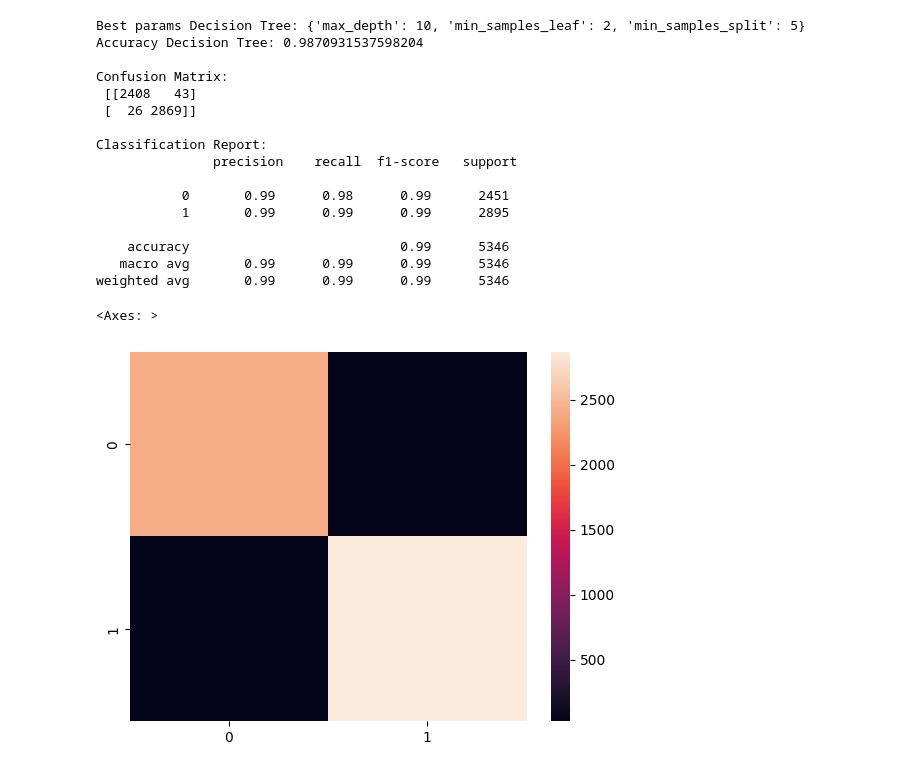
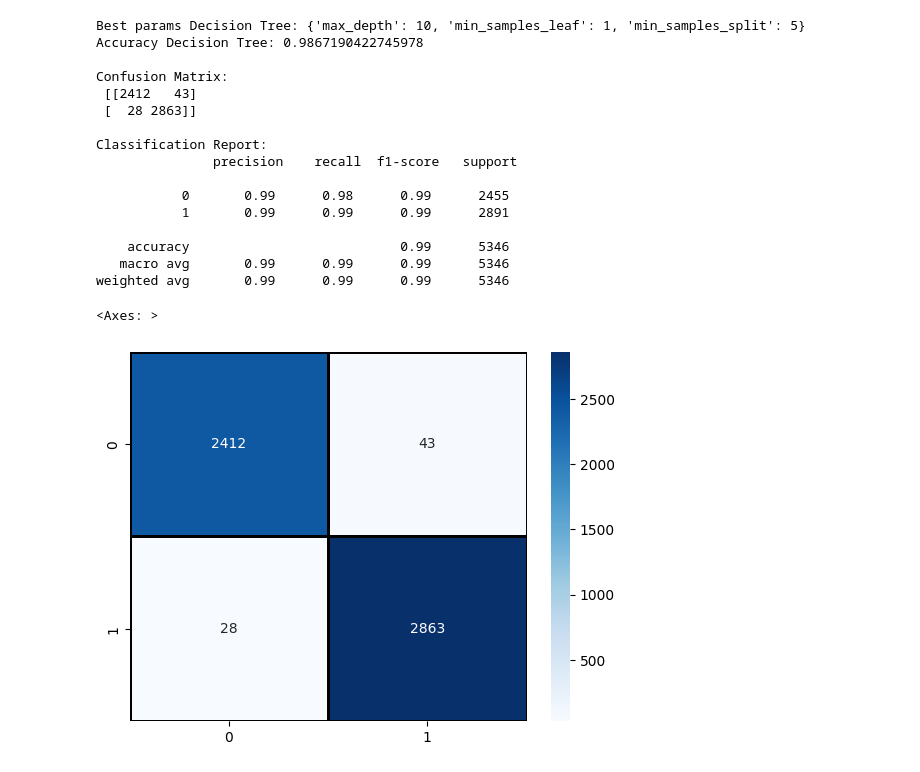
Before and after one commit to lamya-maaou/Ai_Model_For_Lettering, a Jupyter notebook: Models/OtherModels/svm_tree_based_models.ipynb, the cells around one changed output. Cells and saved outputs as stored; diff of their text form; code cells hidden in the pictures.

```diff
--- a/Models/OtherModels/svm_tree_based_models.ipynb
+++ b/Models/OtherModels/svm_tree_based_models.ipynb
@@ -133,41 +135,41 @@ Please also refer to the documentation for alternative solver options:
 
 params_dt = {
     'max_depth': [None, 5, 10, 20, 50],
     'min_samples_split': [2, 5, 10],
     'min_samples_leaf': [1, 2, 4]
 }
 
 dt_model = DecisionTreeClassifier(random_state=42)
 
 best_dt_model, best_dt_params = ameliorate_with_grid_search(dt_model, X_train, y_train, params_dt)
 
 print("Best params Decision Tree:", best_dt_params)
 
 y_pred_dt = best_dt_model.predict(X_test)
 
 print("Accuracy Decision Tree:", accuracy_score(y_test, y_pred_dt))
 print("\nConfusion Matrix:\n", confusion_matrix(y_test, y_pred_dt))
 print("\nClassification Report:\n", classification_report(y_test, y_pred_dt))
-sns.heatmap(confusion_matrix(y_test,y_pred_dt))
+sns.heatmap(confusion_matrix(y_test,y_pred_dt),annot=True, fmt='d', cmap='Blues', linewidths=1, linecolor='black')
 # %% [output]
-Best params Decision Tree: {'max_depth': 10, 'min_samples_leaf': 2, 'min_samples_split': 5}
-Accuracy Decision Tree: 0.9870931537598204
+Best params Decision Tree: {'max_depth': 10, 'min_samples_leaf': 1, 'min_samples_split': 5}
+Accuracy Decision Tree: 0.9867190422745978
 
 Confusion Matrix:
- [[2408   43]
- [  26 2869]]
+ [[2412   43]
+ [  28 2863]]
 
 Classification Report:
                precision    recall  f1-score   support
 
-           0       0.99      0.98      0.99      2451
-           1       0.99      0.99      0.99      2895
+           0       0.99      0.98      0.99      2455
+           1       0.99      0.99      0.99      2891
 
     accuracy                           0.99      5346
    macro avg       0.99      0.99      0.99      5346
 weighted avg       0.99      0.99      0.99      5346
 <Axes: >
-[figure, old version]
+[figure, new version]
 # %%
 params_gb = {
     'n_estimators': [50, 100, 200],
```
Also changed, not shown: parts of 14 cells of this notebook, 6 other files.
